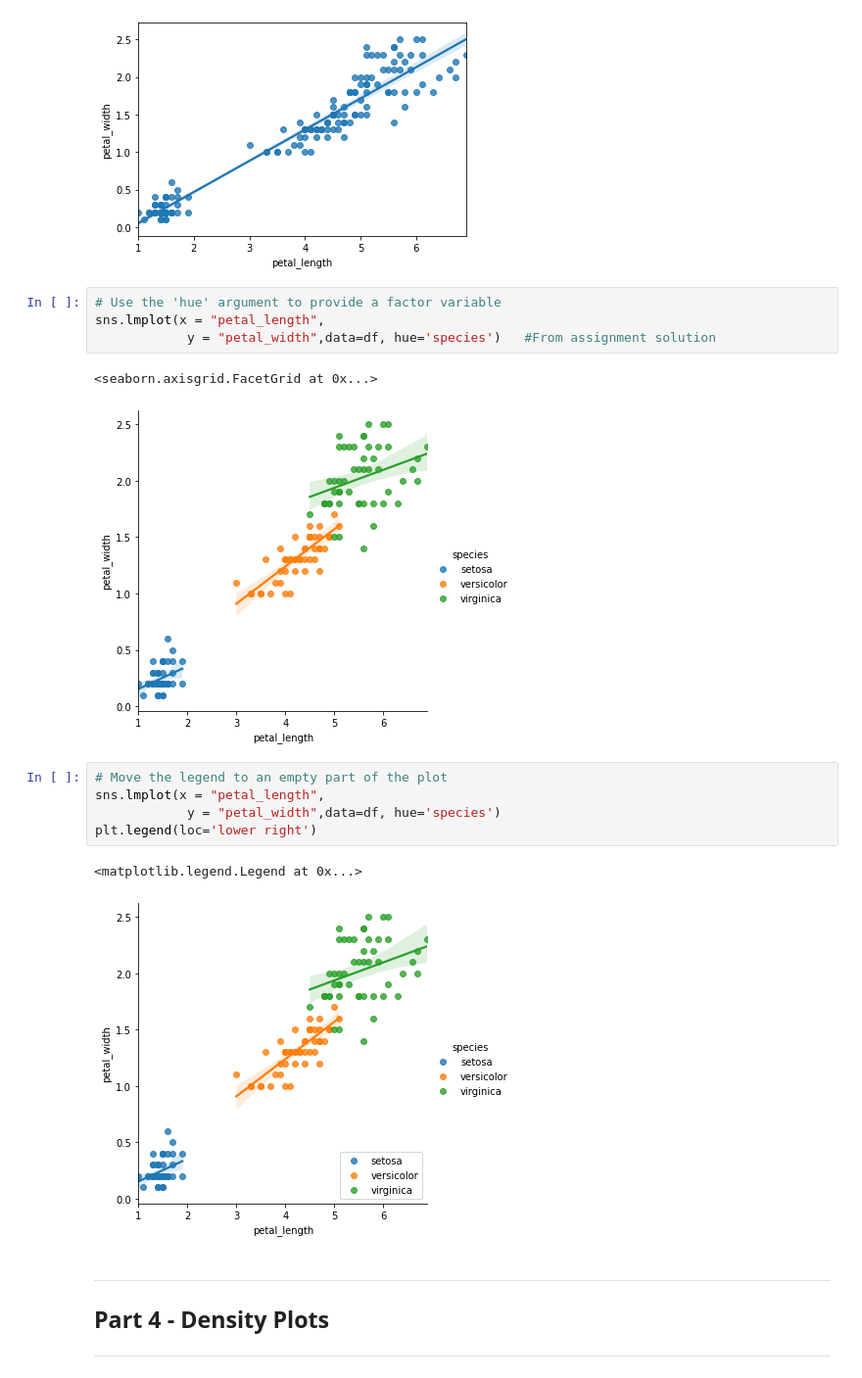
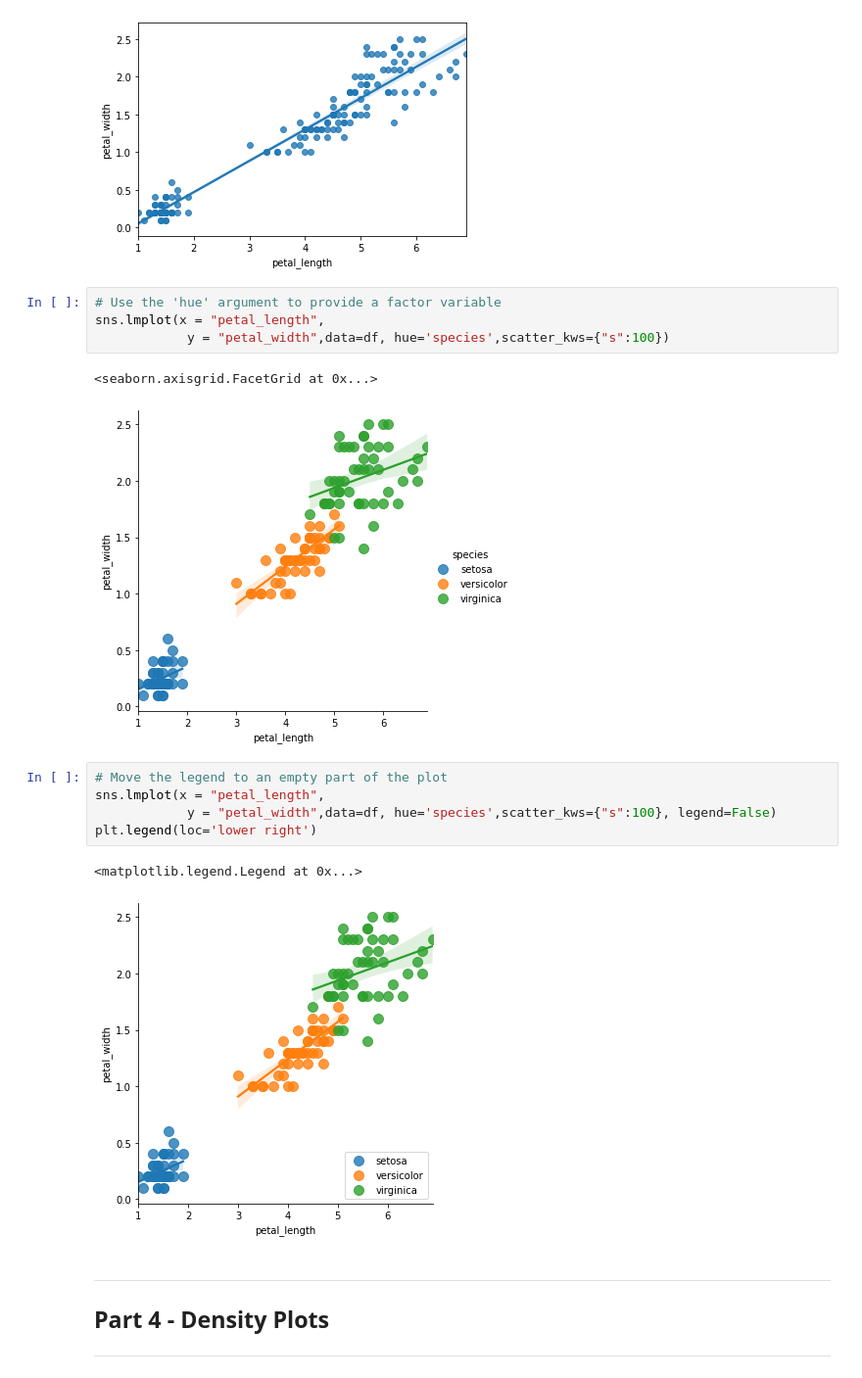
Before and after one commit to sidparab/SHALA2020_New, a Jupyter notebook: DS_L3_20_April_Assignment_3.ipynb, the cells around one changed output. Shown: that part at 98% size. Drawn from its saved outputs; the diff is of its cells as text.

```diff
--- a/DS_L3_20_April_Assignment_3.ipynb
+++ b/DS_L3_20_April_Assignment_3.ipynb
@@ -192,18 +191,18 @@ sns.regplot(x = df["petal_length"],
 # %%
 # Use the 'hue' argument to provide a factor variable
 sns.lmplot(x = "petal_length",
-            y = "petal_width",data=df, hue='species')   #From assignment solution
+            y = "petal_width",data=df, hue='species',scatter_kws={"s":100})
 # %% [output]
 <seaborn.axisgrid.FacetGrid at 0x...>
-[figure, old version]
+[figure, new version]
 # %%
 # Move the legend to an empty part of the plot
 sns.lmplot(x = "petal_length",
-            y = "petal_width",data=df, hue='species')
+            y = "petal_width",data=df, hue='species',scatter_kws={"s":100}, legend=False)
 plt.legend(loc='lower right')
 # %% [output]
 <matplotlib.legend.Legend at 0x...>
-[figure, old version]
+[figure, new version]
 # %% [markdown]
 ---
 ## Part 4 - Density Plots
```
Also changed, not shown: parts of 10 cells of this notebook.
